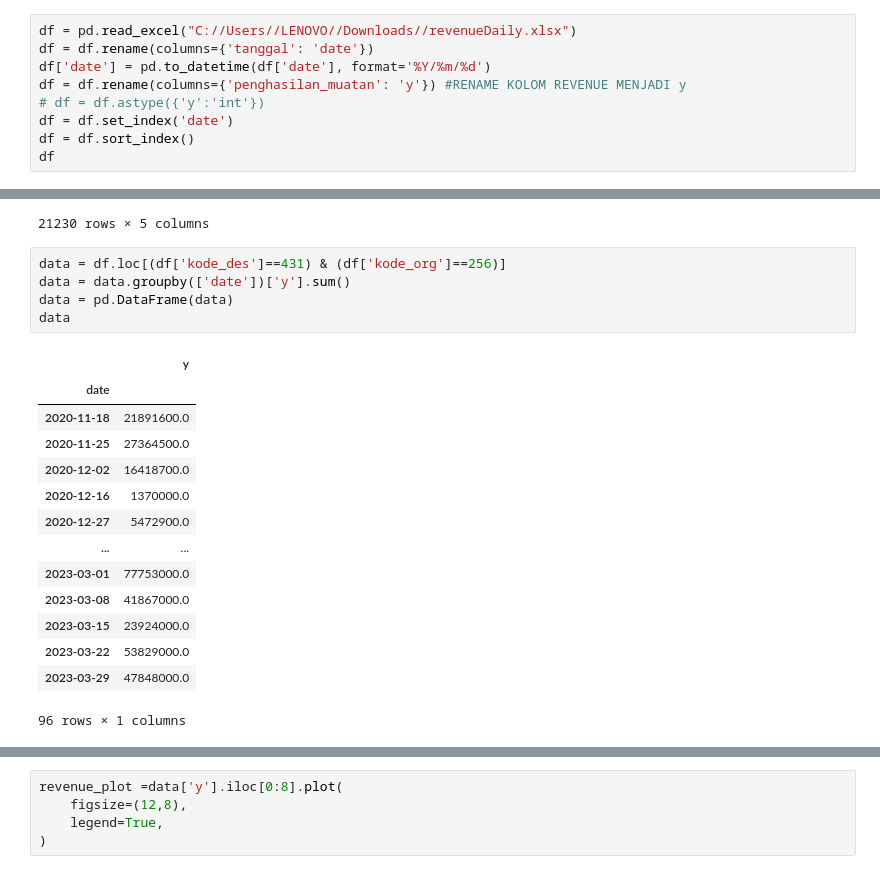
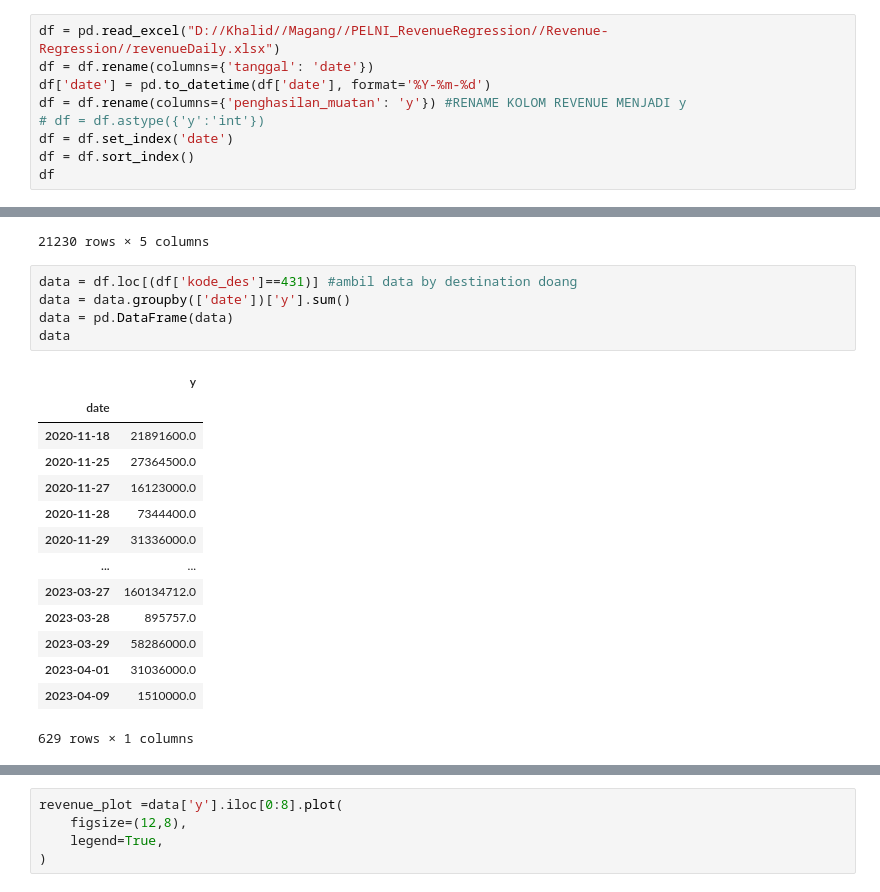
Before and after one commit to JstKhalid/Revenue-Regression, a Jupyter notebook: Prediksi Revenue dengan Invers Scaler.ipynb, the cells around one changed output, grey strips where cells are left out. Cells and saved outputs as stored; diff of their text form.

```diff
--- a/Prediksi Revenue dengan Invers Scaler.ipynb
+++ b/Prediksi Revenue dengan Invers Scaler.ipynb
@@ -22,9 +22,9 @@ plt.style.use('fivethirtyeight')
 plt.rcParams['lines.linewidth'] = 1.5
 %matplotlib inline
 # %%
-df = pd.read_excel("C://Users//LENOVO//Downloads//revenueDaily.xlsx")
+df = pd.read_excel("D://Khalid//Magang//PELNI_RevenueRegression//Revenue-Regression//revenueDaily.xlsx")
 df = df.rename(columns={'tanggal': 'date'})
-df['date'] = pd.to_datetime(df['date'], format='%Y/%m/%d')
+df['date'] = pd.to_datetime(df['date'], format='%Y-%m-%d')
 df = df.rename(columns={'penghasilan_muatan': 'y'}) #RENAME KOLOM REVENUE MENJADI y
 # df = df.astype({'y':'int'})
 df = df.set_index('date')
@@ -46,23 +46,23 @@ df
 | 2023-04-09 | 1510000.0 | AMBON | 946 | TANJUNG PRIOK | 431 |
 21230 rows × 5 columns
 # %%
-data = df.loc[(df['kode_des']==431) & (df['kode_org']==256)]
+data = df.loc[(df['kode_des']==431)] #ambil data by destination doang
 data = data.groupby(['date'])['y'].sum()
 data = pd.DataFrame(data)
 data
 # %% [output]
 |  | y |
 | date |  |
 | 2020-11-18 | 21891600.0 |
 | 2020-11-25 | 27364500.0 |
-| 2020-12-02 | 16418700.0 |
-| 2020-12-16 | 1370000.0 |
-| 2020-12-27 | 5472900.0 |
+| 2020-11-27 | 16123000.0 |
+| 2020-11-28 | 7344400.0 |
+| 2020-11-29 | 31336000.0 |
 | ... | ... |
-| 2023-03-01 | 77753000.0 |
-| 2023-03-08 | 41867000.0 |
-| 2023-03-15 | 23924000.0 |
-| 2023-03-22 | 53829000.0 |
-| 2023-03-29 | 47848000.0 |
+| 2023-03-27 | 160134712.0 |
+| 2023-03-28 | 895757.0 |
+| 2023-03-29 | 58286000.0 |
+| 2023-04-01 | 31036000.0 |
+| 2023-04-09 | 1510000.0 |
-96 rows × 1 columns
+629 rows × 1 columns
 # %%
```
Also changed, not shown: parts of 18 cells of this notebook.
